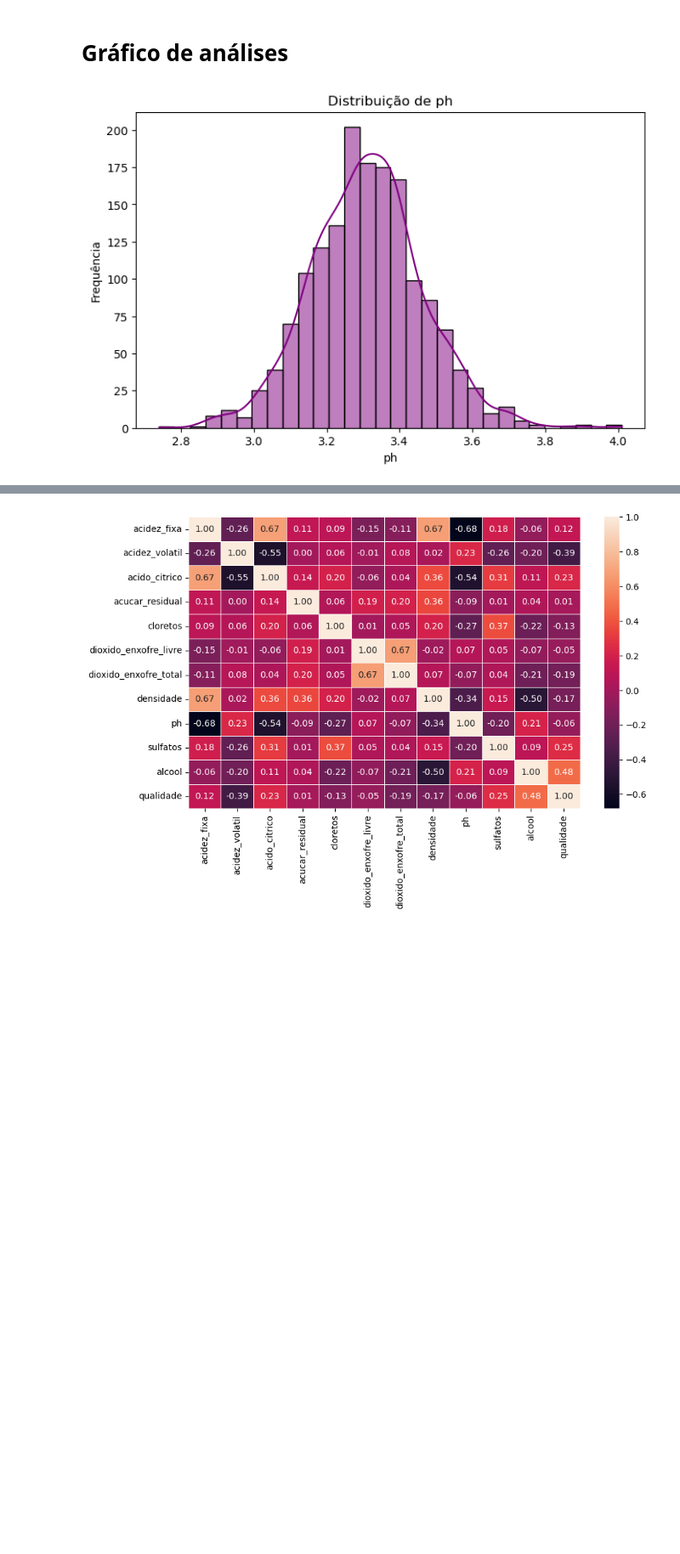
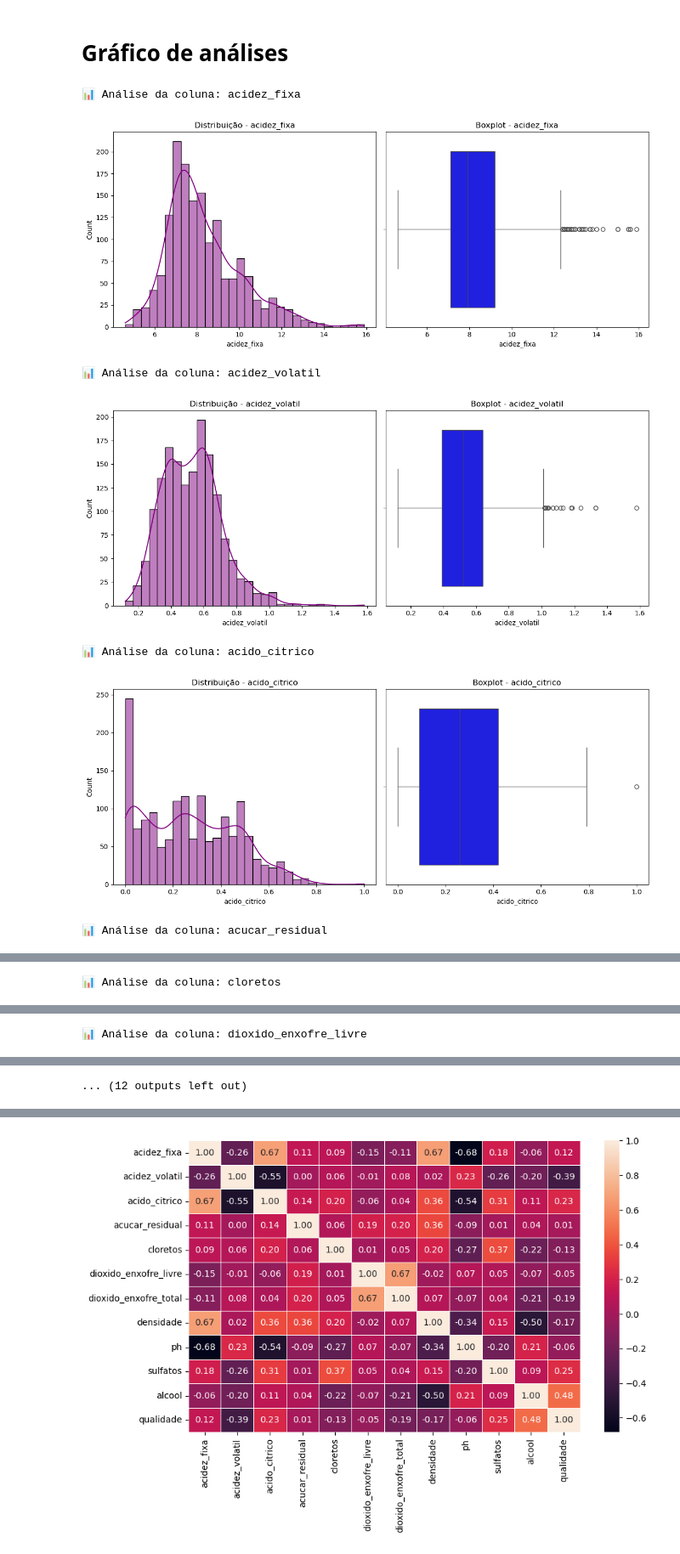
Before and after one commit to JacksonvBarbosa/Analise_qualidade_vinhos, a Jupyter notebook: Portfolio-DA-vinhos-jackwine/notebooks/exploracao_dos_dados.ipynb, the cells around one changed output, grey strips where cells are left out. Shown at 85% size. Saved outputs shown, nothing was run; the diff lists cells and outputs as text; code cells hidden in the pictures; blank space fills up the shorter version.

Commit message:
Att: Terminei a análise exploratória e iniciarei a construção da classe de modelos para aplicar no dataset

```diff
--- a/Portfolio-DA-vinhos-jackwine/notebooks/exploracao_dos_dados.ipynb
+++ b/Portfolio-DA-vinhos-jackwine/notebooks/exploracao_dos_dados.ipynb
@@ -145,8 +139,16 @@ df.describe()
 # %% [markdown]
 # Gráfico de análises
-# %%
-# Histograma
-# Gráfico de histograma
-grafo_distribuicao(df, 'ph')
-# %% [output]
-[figure, removed]
+# %%
+# Gráfico de distribuição e boxplot
+colunas = ['acidez_fixa', 'acidez_volatil', 'acido_citrico', 'acucar_residual',
+       'cloretos', 'dioxido_enxofre_livre', 'dioxido_enxofre_total',
+       'densidade', 'ph', 'sulfatos', 'alcool', 'qualidade']
+grafo_dist_boxplot(df, colunas)
+# %% [output]
+📊 Análise da coluna: acidez_fixa
+[figure, added]
+📊 Análise da coluna: acidez_volatil
+[figure, added]
+📊 Análise da coluna: acido_citrico
+[figure, added]
+📊 Análise da coluna: acucar_residual
@@ -152,0 +156 @@ grafo_distribuicao(df, 'ph')
+📊 Análise da coluna: cloretos
@@ -152,0 +158 @@ grafo_distribuicao(df, 'ph')
+📊 Análise da coluna: dioxido_enxofre_livre
@@ -152,0 +160 @@ grafo_distribuicao(df, 'ph')
+... (12 outputs left out)
```
Also changed, not shown: parts of 42 cells of this notebook, 3 other files.
